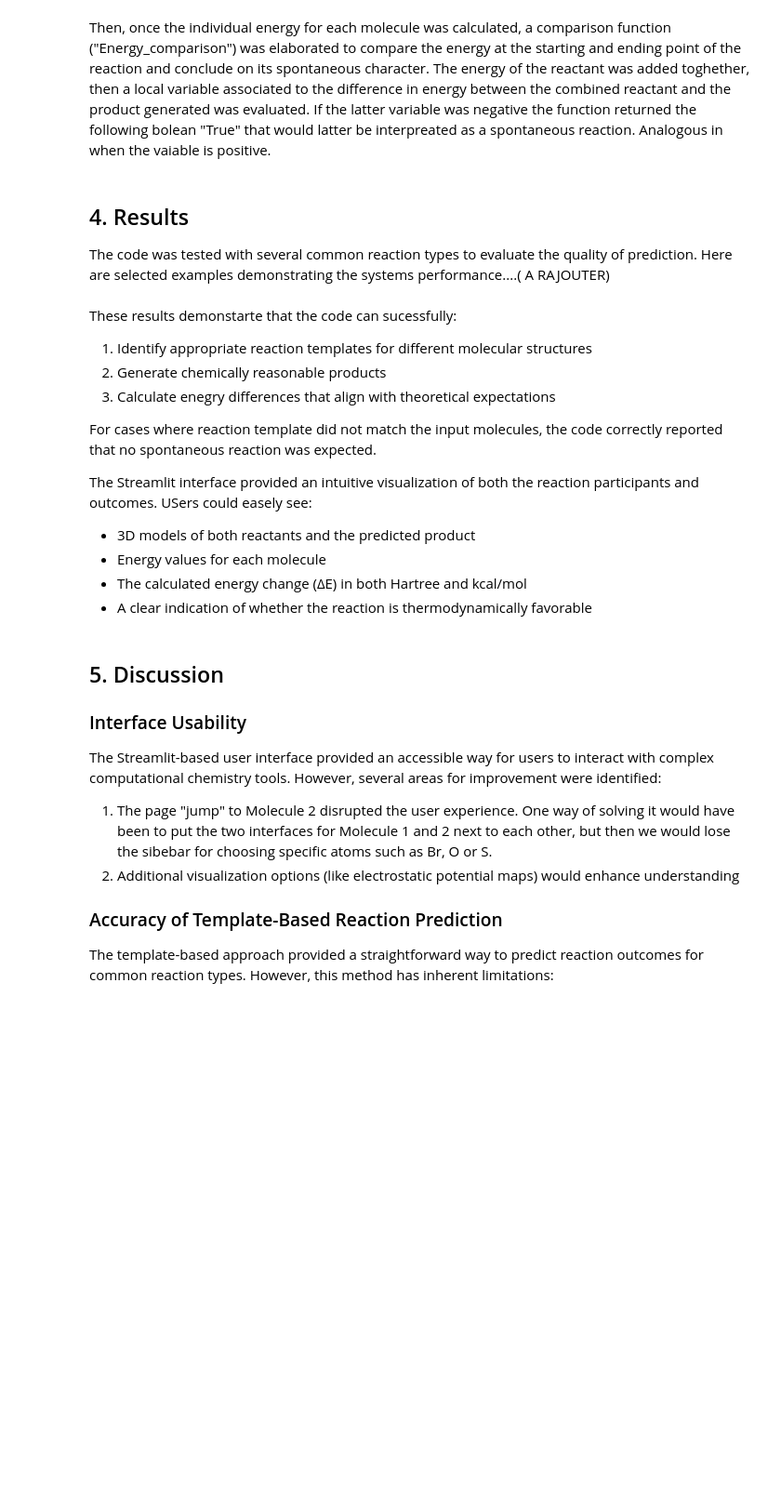
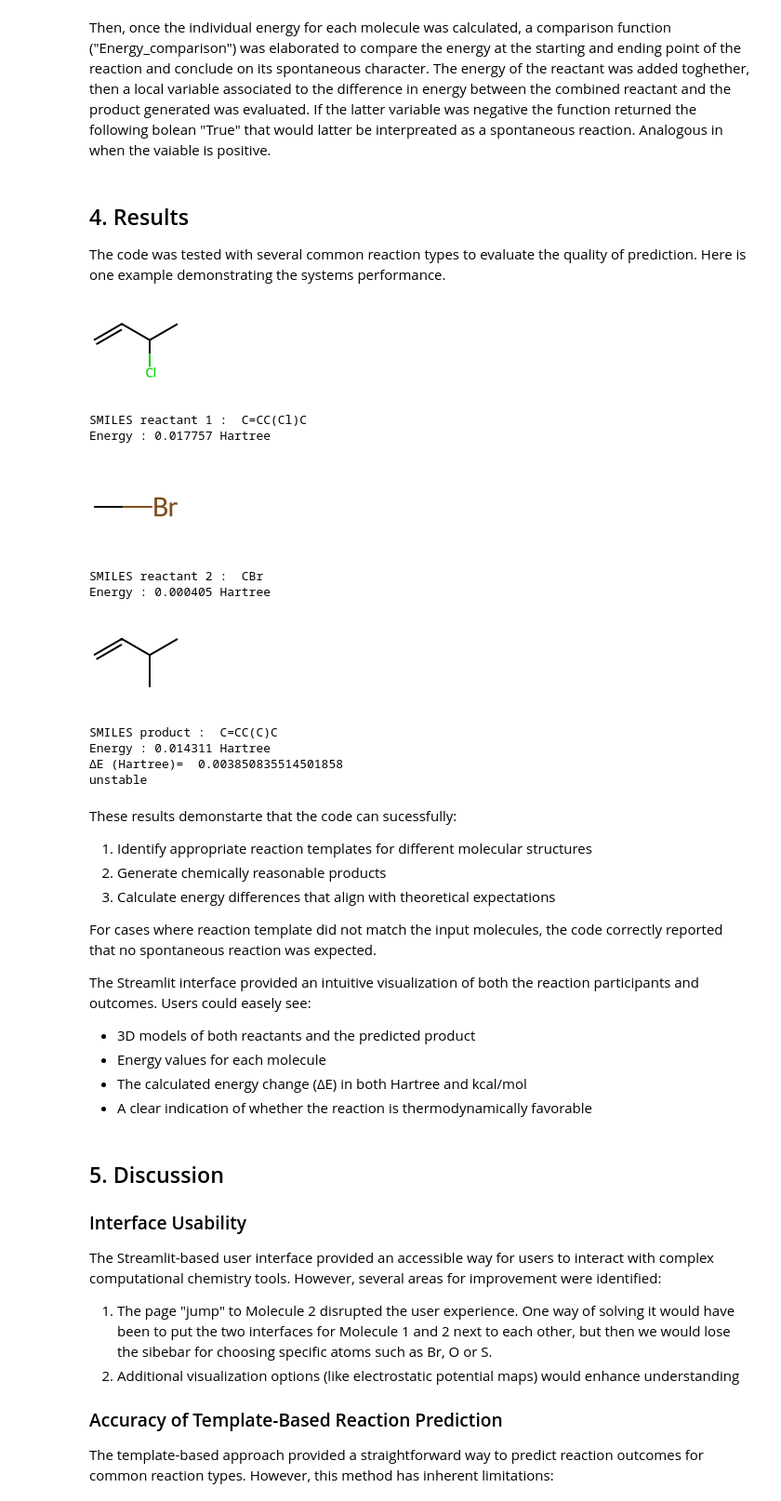
Before and after one commit to May-db/ThermoPred, a Jupyter notebook: report.ipynb, the cells around one changed output. Shown at 93% size. Saved outputs shown, nothing was run; the diff lists cells and outputs as text; code cells hidden in the pictures; blank space fills up the shorter version.

```diff
--- a/report.ipynb
+++ b/report.ipynb
@@ -200,16 +207,78 @@ Then, once the individual energy for each molecule was calculated, a comparison
 The energy of the reactant was added toghether, then a local variable associated to the difference in energy between the combined reactant and the product generated was evaluated. If the latter variable was negative the function returned the following bolean "True" that would latter be interpreated as a spontaneous reaction. Analogous in when the vaiable is positive.
 # %% [markdown]
 ## 4. Results
-The code was tested with several common reaction types to evaluate the quality of prediction. Here are selected examples demonstrating the systems performance....( A RAJOUTER)
+The code was tested with several common reaction types to evaluate the quality of prediction. Here is one example demonstrating the systems performance.
+# %%
+import sys
+import os
+from pathlib import Path
+from rdkit import Chem
+from src.ThermoPred import reaction_utils  # This should work
+from src.ThermoPred.reaction_utils import REACTION_TEMPLATES, get_main_product, react, Energy_comparison
+
+# Reactant 1
+reactant1= "C=CC(Cl)C"
+mol1 = Chem.MolFromSmiles(reactant1)
+if mol1:
+    display(Draw.MolToImage(mol1, size=(100, 100)))
+
+print("SMILES reactant 1 : ", reactant1)
+energy, elements, coords = calculate_energy_with_rdkit(reactant1)
+print(f"Energy : {energy:.6f} Hartree")
+E1 = energy
+
+
+# Reactant 2
+reactant2= "CBr"
+mol2 = Chem.MolFromSmiles(reactant2)
+if mol2:
+    display(Draw.MolToImage(mol2, size=(100, 100)))
+
+print("SMILES reactant 2 : ", reactant2)
+energy, elements, coords = calculate_energy_with_rdkit(reactant2)
+print(f"Energy : {energy:.6f} Hartree")
+E2 = energy
+
+
+# Reaction
+product, template_used= react(reactant1, reactant2)
+main_product= get_main_product(product) if product and "." in product else product
+
+# Product
+mol3 = Chem.MolFromSmiles(main_product)
+if mol3:
+    display(Draw.MolToImage(mol3, size=(100, 100)))
+print ("SMILES product : ",main_product)
+energy, elements, coords = calculate_energy_with_rdkit(main_product)
+print(f"Energy : {energy:.6f} Hartree")
+E3 = energy
+
+
+# Energy
+delta_E = E1 + E2 - E3
+print(f"ΔE (Hartree)= " , delta_E)
+print(Energy_comparison(E1,E2,E3))
+# %% [output]
+[figure, added]
+SMILES reactant 1 :  C=CC(Cl)C
+Energy : 0.017757 Hartree
+[figure, added]
+SMILES reactant 2 :  CBr
+Energy : 0.000405 Hartree
+[figure, added]
+SMILES product :  C=CC(C)C
+Energy : 0.014311 Hartree
+ΔE (Hartree)=  0.003850835514501858
+unstable
 # %% [markdown]
 These results demonstarte that the code can sucessfully:
 1. Identify appropriate reaction templates for different molecular structures
 2. Generate chemically reasonable products
-3. Calculate enegry differences that align with theoretical expectations
+3. Calculate energy differences that align with theoretical expectations
 
 For cases where reaction template did not match the input molecules, the code correctly reported that no spontaneous reaction was expected.
 
-The Streamlit interface provided an intuitive visualization of both the reaction participants and outcomes. USers could easely see:
+The Streamlit interface provided an intuitive visualization of both the reaction participants and outcomes. Users could easely see:
 * 3D models of both reactants and the predicted product
 * Energy values for each molecule
 * The calculated energy change (ΔE) in both Hartree and kcal/mol
```
Also changed, not shown: parts of 4 cells of this notebook, 1 other file.
